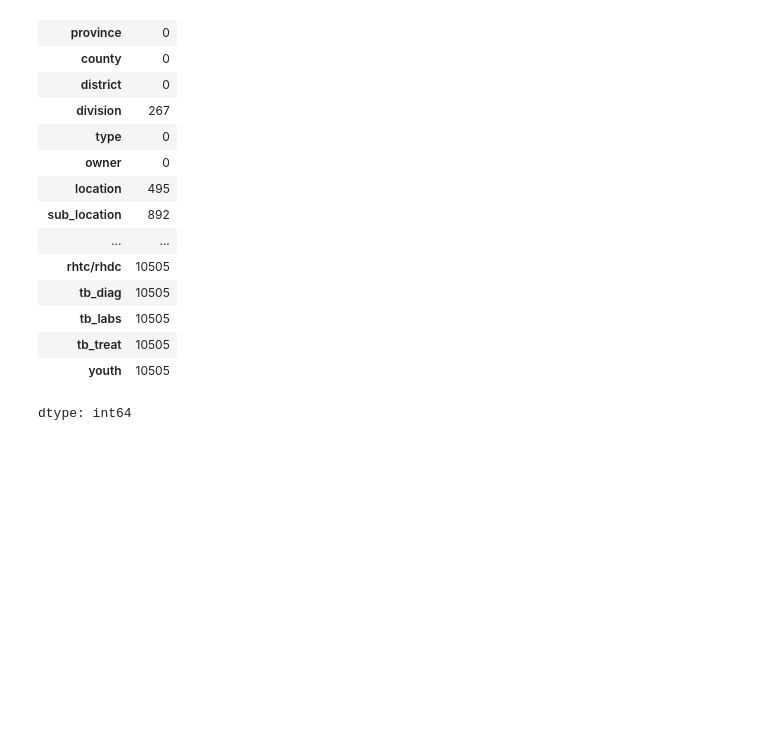
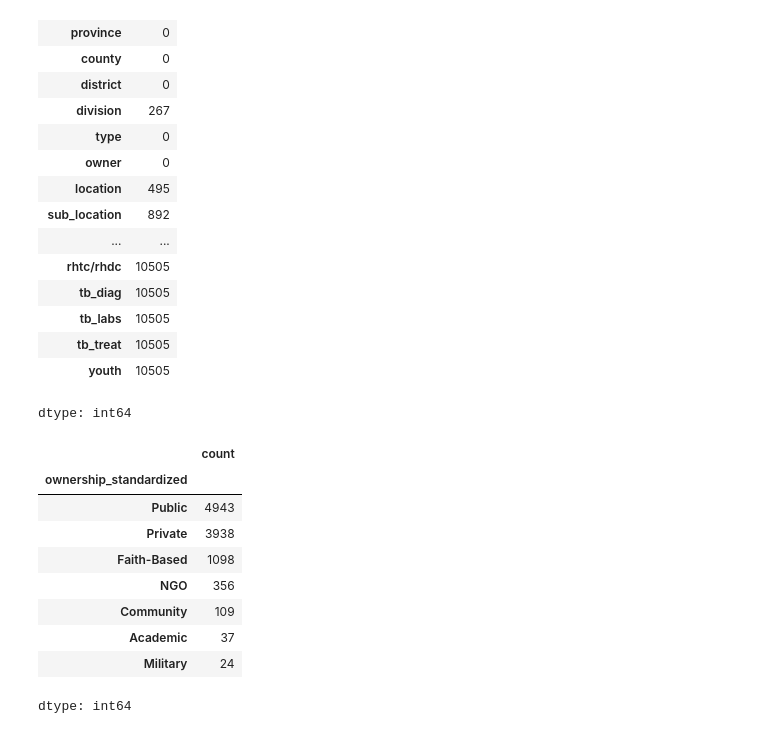
Before and after one commit to kelvinmw1/Kenya_health_facilities_data, a Jupyter notebook: Untitled6.ipynb, the cells around one changed output. Drawn from its saved outputs; the diff is of its cells as text; code cells hidden in the pictures; blank space fills up the shorter version.

```diff
--- a/Untitled6.ipynb
+++ b/Untitled6.ipynb
@@ -89,0 +145,15 @@ dtype: int64
+# %%
+#let us confirm if it works
+
+df['ownership_standardized'].value_counts()
+# %% [output]
+|  | count |
+| ownership_standardized |  |
+| Public | 4943 |
+| Private | 3938 |
+| Faith-Based | 1098 |
+| NGO | 356 |
+| Community | 109 |
+| Academic | 37 |
+| Military | 24 |
+dtype: int64
```
Also changed, not shown: parts of 10 cells of this notebook.
